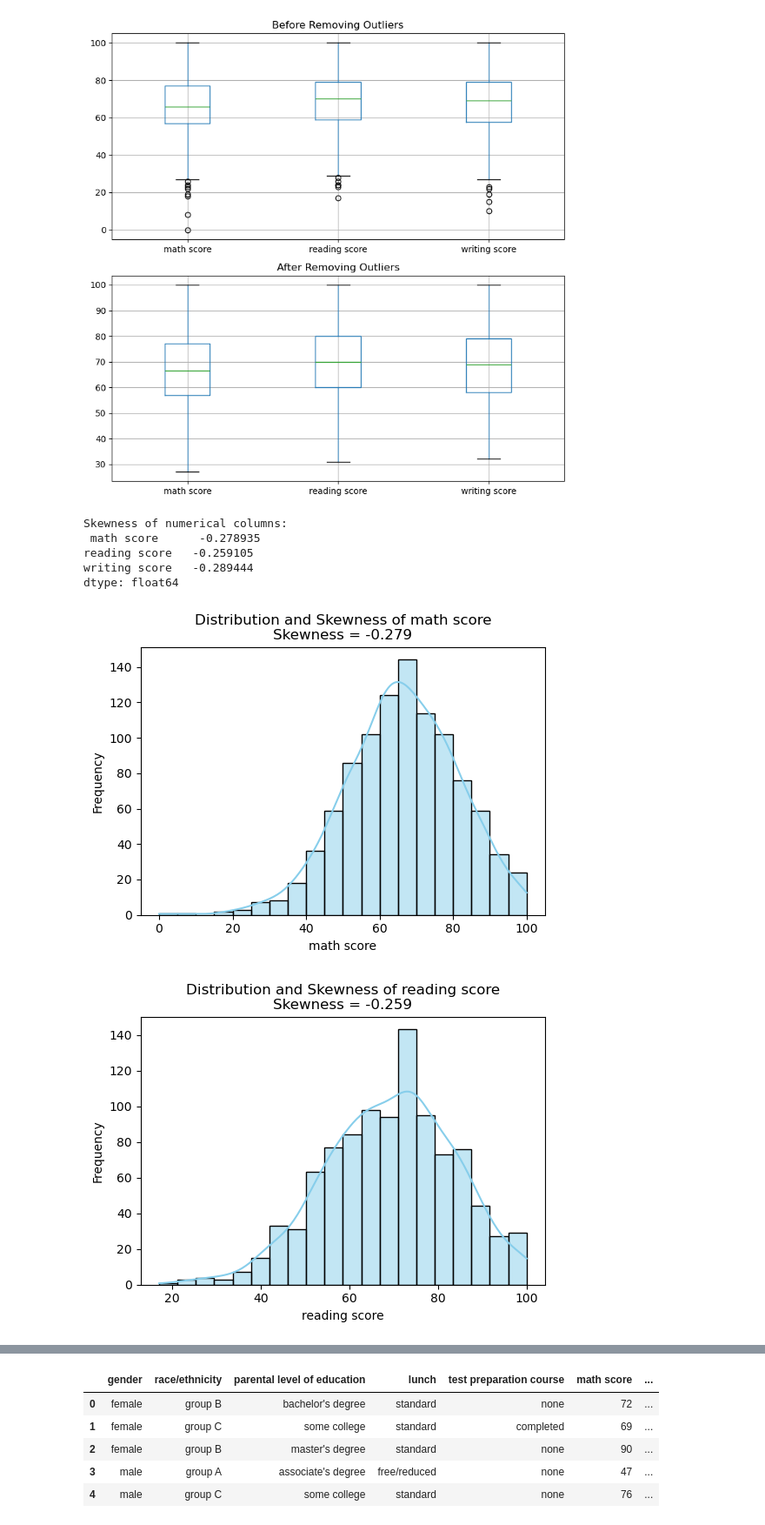
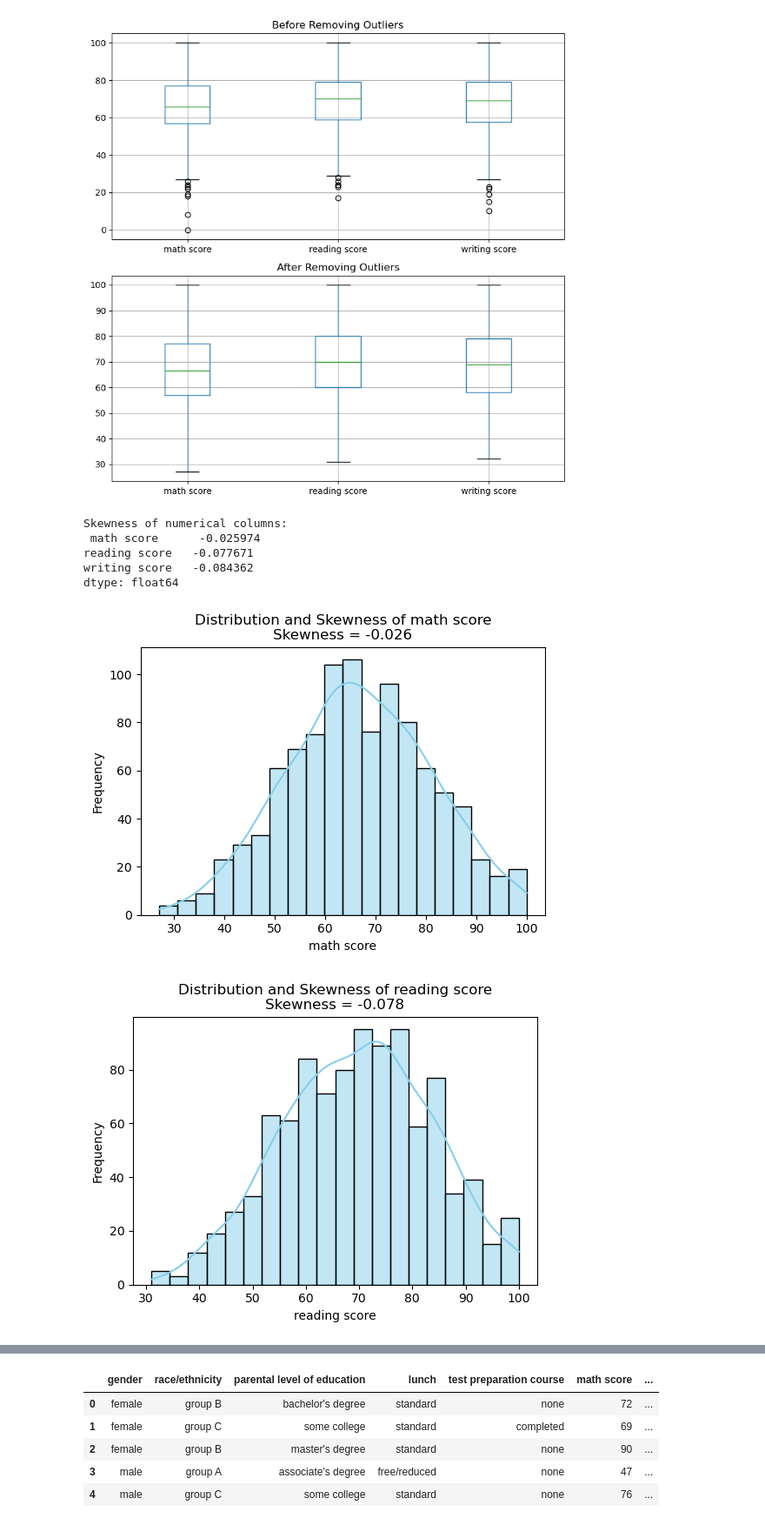
Before and after one commit to Nandhanaa-Mathesvaran/student-exam-prediction, a Jupyter notebook: studentsperformance.ipynb, the cells around one changed output, grey strips where cells are left out. Shown at 87% size. Saved outputs shown, nothing was run; the diff lists cells and outputs as text; code cells hidden in the pictures.

```diff
--- a/studentsperformance.ipynb
+++ b/studentsperformance.ipynb
@@ -41,21 +40,19 @@ print(df.duplicated().sum())
 0
 # %%
 
-numeric_cols = ['math score', 'reading score', 'writing score']
+df_clean = df.copy()
 
-df_clean = df.copy()
 for col in numeric_cols:
     Q1 = df_clean[col].quantile(0.25)
     Q3 = df_clean[col].quantile(0.75)
     IQR = Q3 - Q1
-    lower_bound = Q1 - 1.5 * IQR
-    upper_bound = Q3 + 1.5 * IQR
-
-    df_clean = df_clean[(df_clean[col] >= lower_bound) & (df_clean[col] <= upper_bound)]
+    lower = Q1 - 1.5 * IQR
+    upper = Q3 + 1.5 * IQR
+    df_clean = df_clean[(df_clean[col] >= lower) & (df_clean[col] <= upper)]
 
 print("Outliers removed successfully!")
-print(f"Original shape: {df.shape}")
-print(f"New shape: {df_clean.shape}")
+print("Original shape:", df.shape)
+print("After outlier removal:", df_clean.shape)
 # %% [output]
 Outliers removed successfully!
 Original shape: (1000, 8)
@@ -77,22 +74,22 @@ plt.show()
 # %%
 
 columns = ['math score', 'reading score', 'writing score']
 
-skew_values = df[columns].skew()
+skew_values = df_clean[columns].skew()
 print("Skewness of numerical columns:\n", skew_values)
 
 for col in columns:
     plt.figure(figsize=(6,4))
-    sns.histplot(df[col], kde=True, color='skyblue', bins=20)
+    sns.histplot(df_clean[col], kde=True, color='skyblue', bins=20)
     plt.title(f'Distribution and Skewness of {col}\nSkewness = {skew_values[col]:.3f}')
     plt.xlabel(col)
     plt.ylabel('Frequency')
     plt.show()
 # %% [output]
 Skewness of numerical columns:
- math score      -0.278935
-reading score   -0.259105
-writing score   -0.289444
+ math score      -0.025974
+reading score   -0.077671
+writing score   -0.084362
 dtype: float64
-[figure, old version]
+[figure, new version]
-[figure, old version]
+[figure, new version]
```
Also changed, not shown: parts of 9 cells of this notebook, 1 other file.
